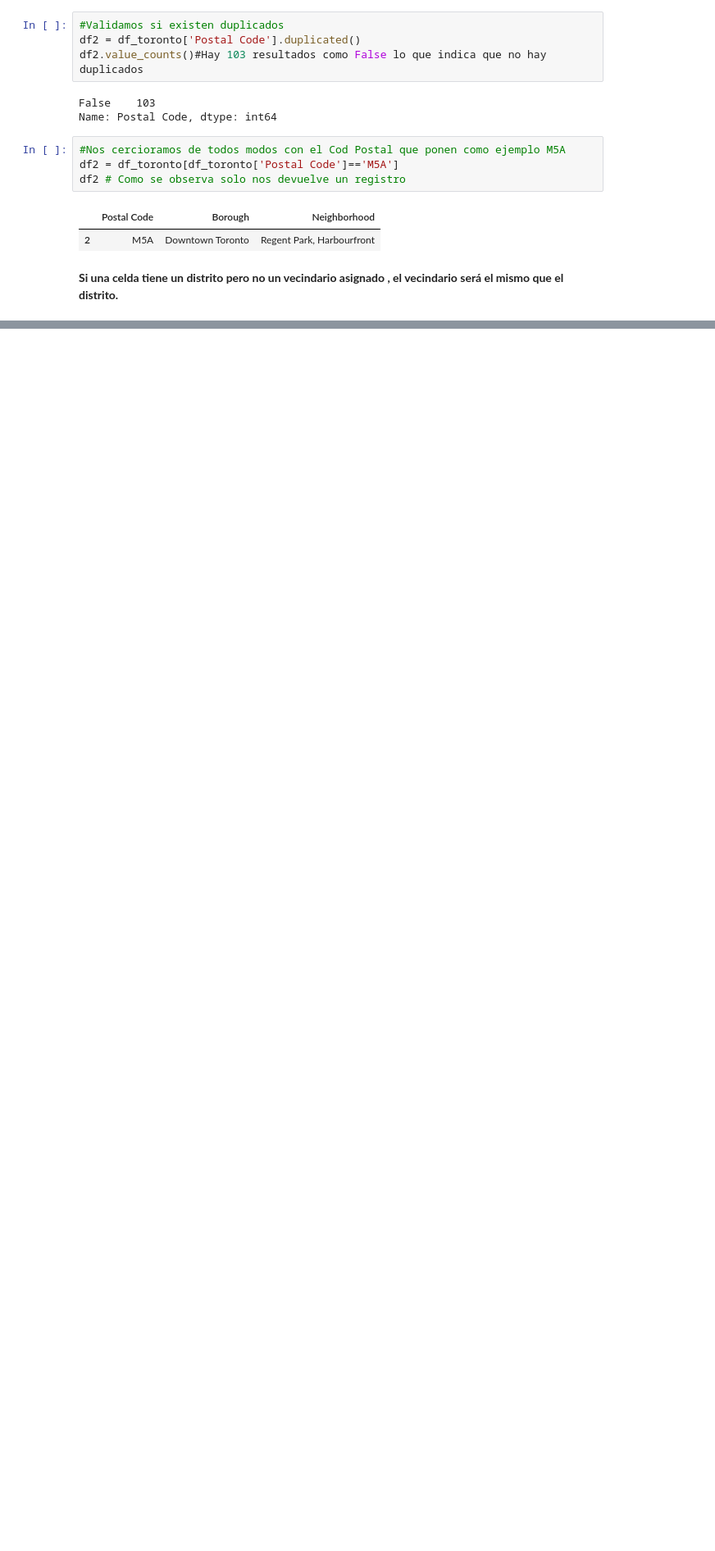
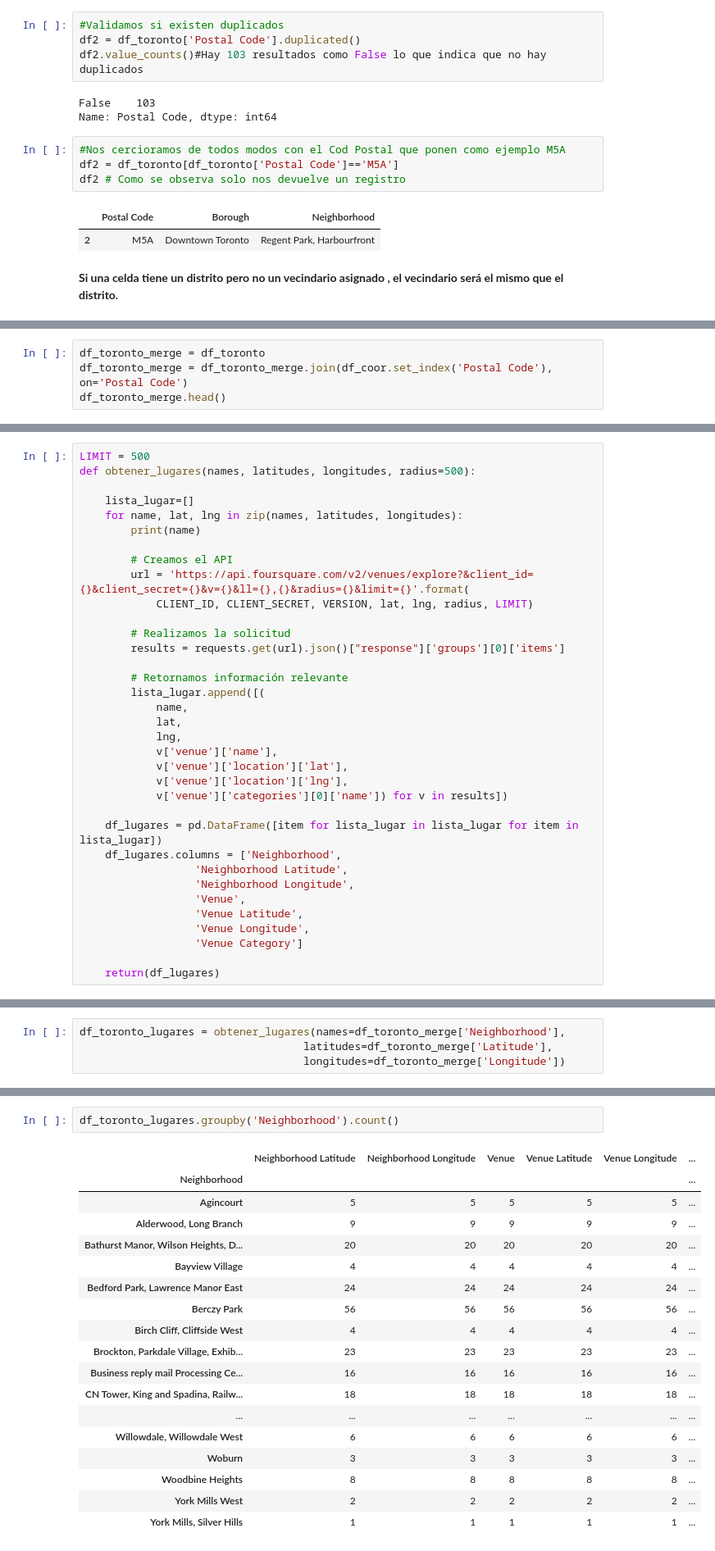
Before and after one commit to walter1358/Coursera_Capstone, a Jupyter notebook: Clustering_Neighborhoods_in_Toronto.ipynb, the cells around one changed output, grey strips where cells are left out. Shown at 82% size. Cells and saved outputs as stored; diff of their text form; blank space fills up the shorter version.

```diff
--- a/Clustering_Neighborhoods_in_Toronto.ipynb
+++ b/Clustering_Neighborhoods_in_Toronto.ipynb
@@ -53,0 +93,4 @@ df_T #Vemos que no ay vencidarios como Not assigned
+# %%
+df_toronto_merge = df_toronto
+df_toronto_merge = df_toronto_merge.join(df_coor.set_index('Postal Code'), on='Postal Code')
+df_toronto_merge.head()
@@ -53,0 +146,35 @@ df_T #Vemos que no ay vencidarios como Not assigned
+# %%
+LIMIT = 500
+def obtener_lugares(names, latitudes, longitudes, radius=500):
+
+    lista_lugar=[]
+    for name, lat, lng in zip(names, latitudes, longitudes):
+        print(name)
+
+        # Creamos el API
+        url = 'https://api.foursquare.com/v2/venues/explore?&client_id={}&client_secret={}&v={}&ll={},{}&radius={}&limit={}'.format(
+            CLIENT_ID, CLIENT_SECRET, VERSION, lat, lng, radius, LIMIT)
+
+        # Realizamos la solicitud
+        results = requests.get(url).json()["response"]['groups'][0]['items']
+
+        # Retornamos información relevante
+        lista_lugar.append([(
+            name,
+            lat,
+            lng,
+            v['venue']['name'],
+            v['venue']['location']['lat'],
+            v['venue']['location']['lng'],
+            v['venue']['categories'][0]['name']) for v in results])
+
+    df_lugares = pd.DataFrame([item for lista_lugar in lista_lugar for item in lista_lugar])
+    df_lugares.columns = ['Neighborhood',
+                  'Neighborhood Latitude',
+                  'Neighborhood Longitude',
+                  'Venue',
+                  'Venue Latitude',
+                  'Venue Longitude',
+                  'Venue Category']
+
+    return(df_lugares)
@@ -53,0 +183,4 @@ df_T #Vemos que no ay vencidarios como Not assigned
+# %%
+df_toronto_lugares = obtener_lugares(names=df_toronto_merge['Neighborhood'],
+                                   latitudes=df_toronto_merge['Latitude'],
+                                   longitudes=df_toronto_merge['Longitude'])
@@ -53,0 +202,21 @@ df_T #Vemos que no ay vencidarios como Not assigned
+# %%
+df_toronto_lugares.groupby('Neighborhood').count()
+# %% [output]
+|  | Neighborhood Latitude | Neighborhood Longitude | Venue | Venue Latitude | Venue Longitude | ... |
+| Neighborhood |  |  |  |  |  | ... |
+| Agincourt | 5 | 5 | 5 | 5 | 5 | ... |
+| Alderwood, Long Branch | 9 | 9 | 9 | 9 | 9 | ... |
+| Bathurst Manor, Wilson Heights, D... | 20 | 20 | 20 | 20 | 20 | ... |
+| Bayview Village | 4 | 4 | 4 | 4 | 4 | ... |
+| Bedford Park, Lawrence Manor East | 24 | 24 | 24 | 24 | 24 | ... |
+| Berczy Park | 56 | 56 | 56 | 56 | 56 | ... |
+| Birch Cliff, Cliffside West | 4 | 4 | 4 | 4 | 4 | ... |
+| Brockton, Parkdale Village, Exhib... | 23 | 23 | 23 | 23 | 23 | ... |
+| Business reply mail Processing Ce... | 16 | 16 | 16 | 16 | 16 | ... |
+| CN Tower, King and Spadina, Railw... | 18 | 18 | 18 | 18 | 18 | ... |
+| ... | ... | ... | ... | ... | ... | ... |
+| Willowdale, Willowdale West | 6 | 6 | 6 | 6 | 6 | ... |
+| Woburn | 3 | 3 | 3 | 3 | 3 | ... |
+| Woodbine Heights | 8 | 8 | 8 | 8 | 8 | ... |
+| York Mills West | 2 | 2 | 2 | 2 | 2 | ... |
+| York Mills, Silver Hills | 1 | 1 | 1 | 1 | 1 | ... |
```
Also changed, not shown: parts of 19 cells of this notebook.
